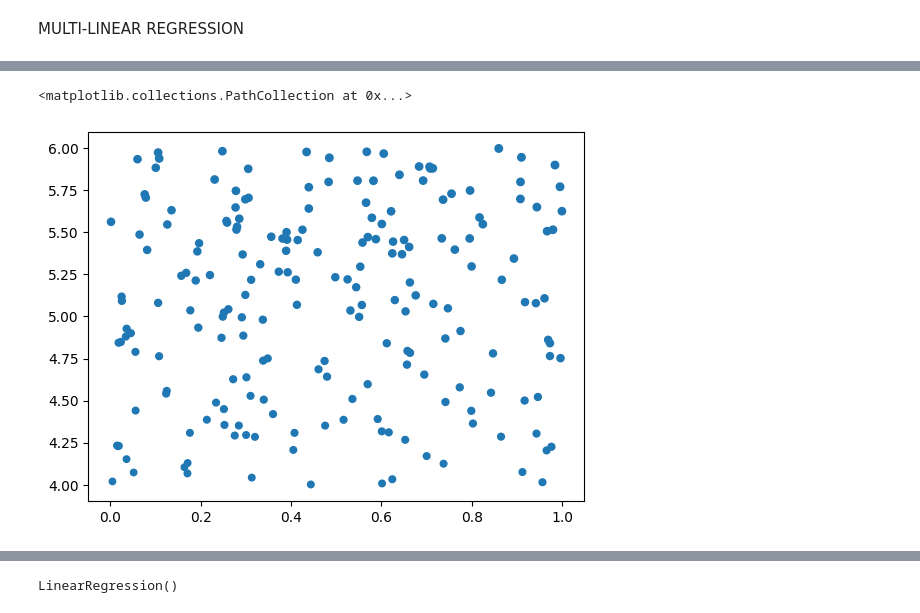
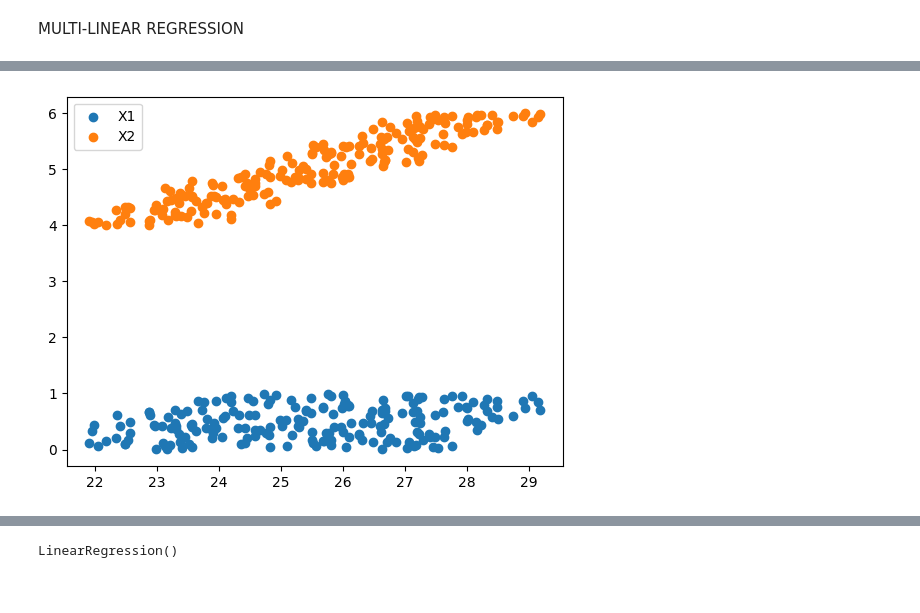
Before and after one commit to Diksha-Bora/Machine_Learning, a Jupyter notebook: MultiLinearRegression2.ipynb, the cells around one changed output, grey strips where cells are left out. Cells and saved outputs as stored; diff of their text form; code cells hidden in the pictures.

```diff
--- a/MultiLinearRegression2.ipynb
+++ b/MultiLinearRegression2.ipynb
@@ -31,9 +31,11 @@ print(y)
 # %%
 import matplotlib.pyplot as plt
-plt.scatter(x1,x2,y)
+plt.scatter(y,x1,label="X1")
+plt.scatter(y,x2,label="X2")
+plt.legend()
+plt.show()
 # %% [output]
-<matplotlib.collections.PathCollection at 0x...>
-[figure, old version]
+[figure, new version]
 # %%
 data = pd.DataFrame({'x1':x1,'x2':x2,'y_actual':y})
 data.head()
```
Also changed, not shown: parts of 18 cells of this notebook.
